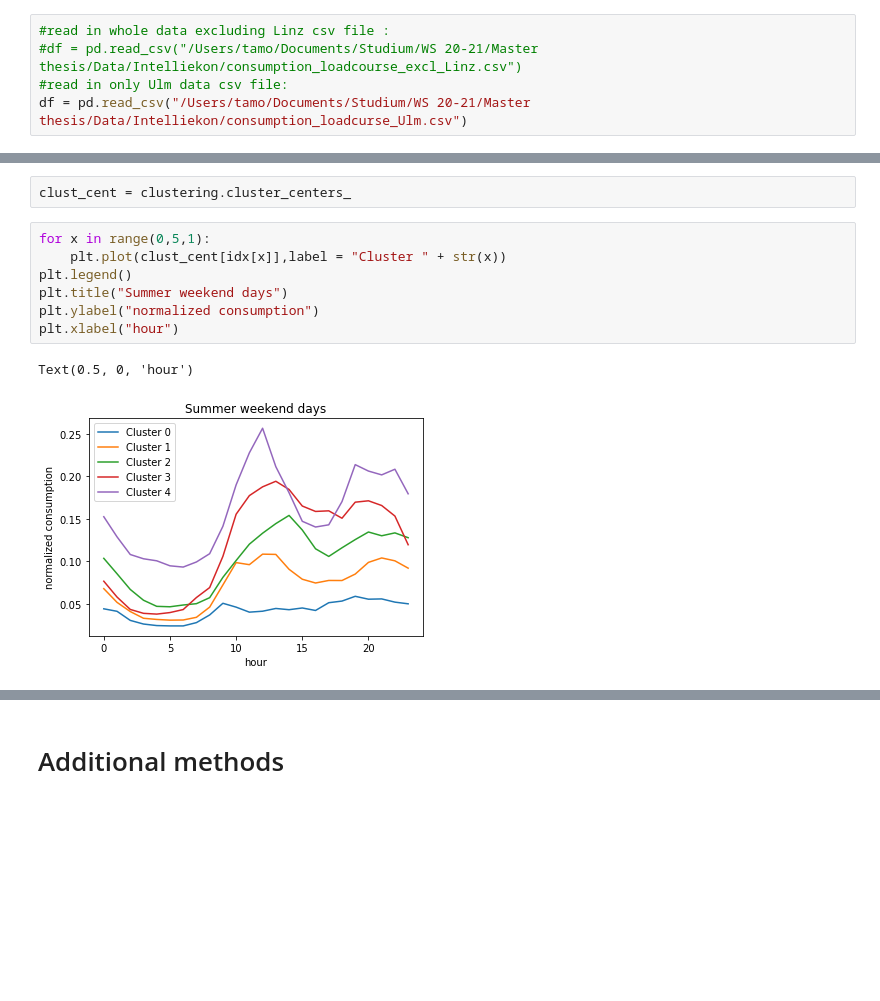
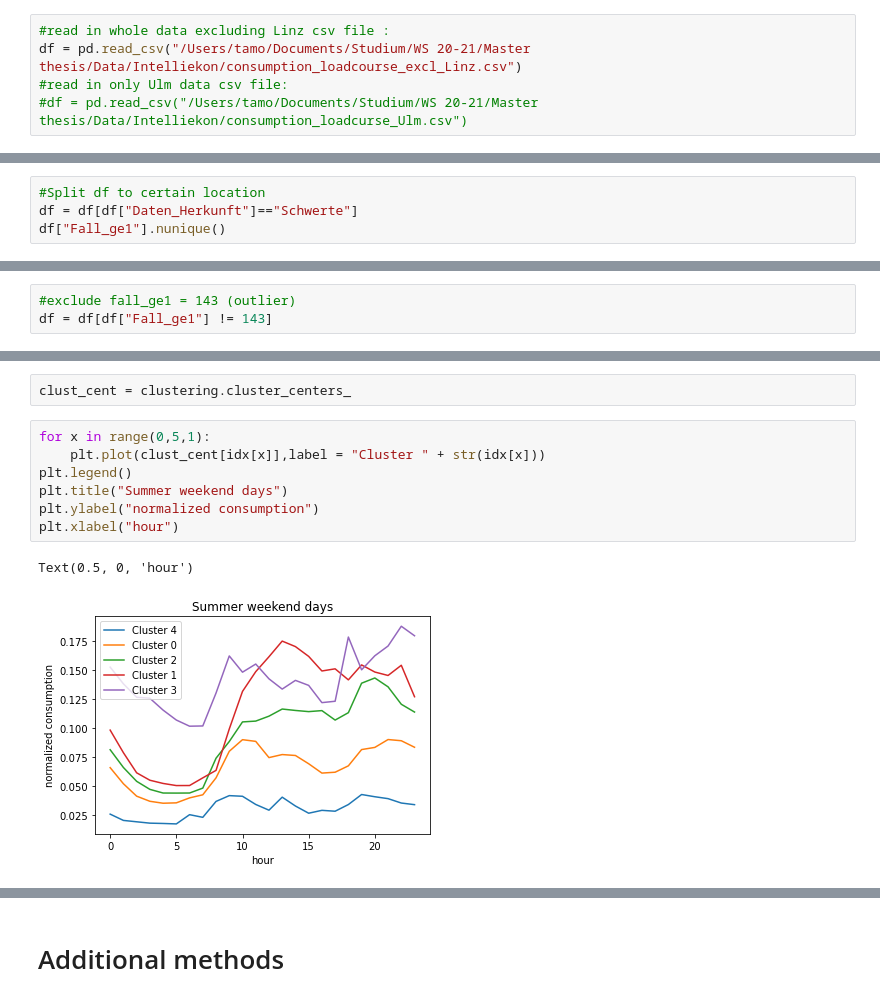
Before and after one commit to togg-dot/thesis, a Jupyter notebook: final kmeans clustering (season weekday-weekend).ipynb, the cells around one changed output, grey strips where cells are left out. Saved outputs shown, nothing was run; the diff lists cells and outputs as text; blank space fills up the shorter version.

```diff
--- a/final kmeans clustering (season weekday-weekend).ipynb
+++ b/final kmeans clustering (season weekday-weekend).ipynb
@@ -10,6 +10,6 @@ from sklearn import cluster
 # Data preperation
 # %%
 #read in whole data excluding Linz csv file :
-#df = pd.read_csv("/Users/tamo/Documents/Studium/WS 20-21/Master thesis/Data/Intelliekon/consumption_loadcourse_excl_Linz.csv")
+df = pd.read_csv("/Users/tamo/Documents/Studium/WS 20-21/Master thesis/Data/Intelliekon/consumption_loadcourse_excl_Linz.csv")
 #read in only Ulm data csv file:
-df = pd.read_csv("/Users/tamo/Documents/Studium/WS 20-21/Master thesis/Data/Intelliekon/consumption_loadcurse_Ulm.csv")
+#df = pd.read_csv("/Users/tamo/Documents/Studium/WS 20-21/Master thesis/Data/Intelliekon/consumption_loadcurse_Ulm.csv")
@@ -15,0 +30,4 @@ df = pd.read_csv("/Users/tamo/Documents/Studium/WS 20-21/Master thesis/Data/Inte
+# %%
+#Split df to certain location
+df = df[df["Daten_Herkunft"]=="Schwerte"]
+df["Fall_ge1"].nunique()
@@ -15,0 +36,3 @@ df = pd.read_csv("/Users/tamo/Documents/Studium/WS 20-21/Master thesis/Data/Inte
+# %%
+#exclude fall_ge1 = 143 (outlier)
+df = df[df["Fall_ge1"] != 143]
@@ -464,11 +580,11 @@ kmeans_df['cluster'] = list(lut[clustering.labels_])
 clust_cent = clustering.cluster_centers_
 # %%
 for x in range(0,5,1):
-    plt.plot(clust_cent[idx[x]],label = "Cluster " + str(x))
+    plt.plot(clust_cent[idx[x]],label = "Cluster " + str(idx[x]))
 plt.legend()
 plt.title("Summer weekend days")
 plt.ylabel("normalized consumption")
 plt.xlabel("hour")
 # %% [output]
 Text(0.5, 0, 'hour')
-[figure, old version]
+[figure, new version]
```
Also changed, not shown: parts of 37 cells of this notebook, 1 other file.
